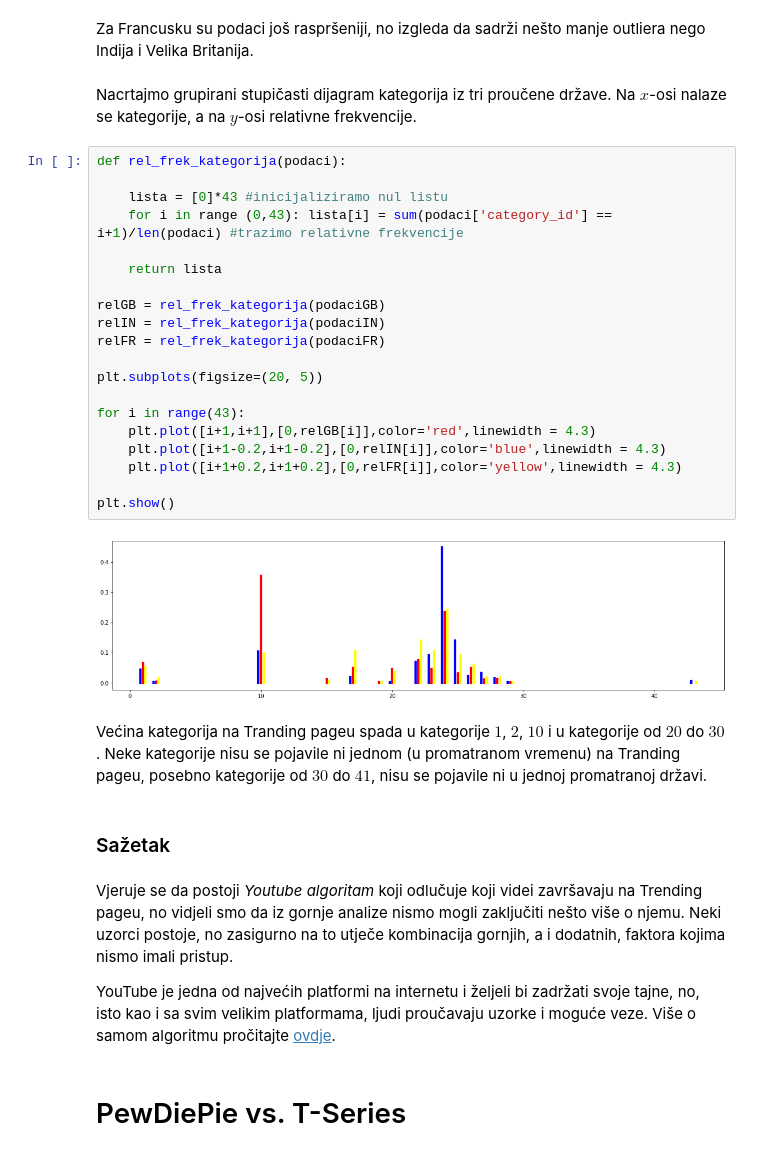
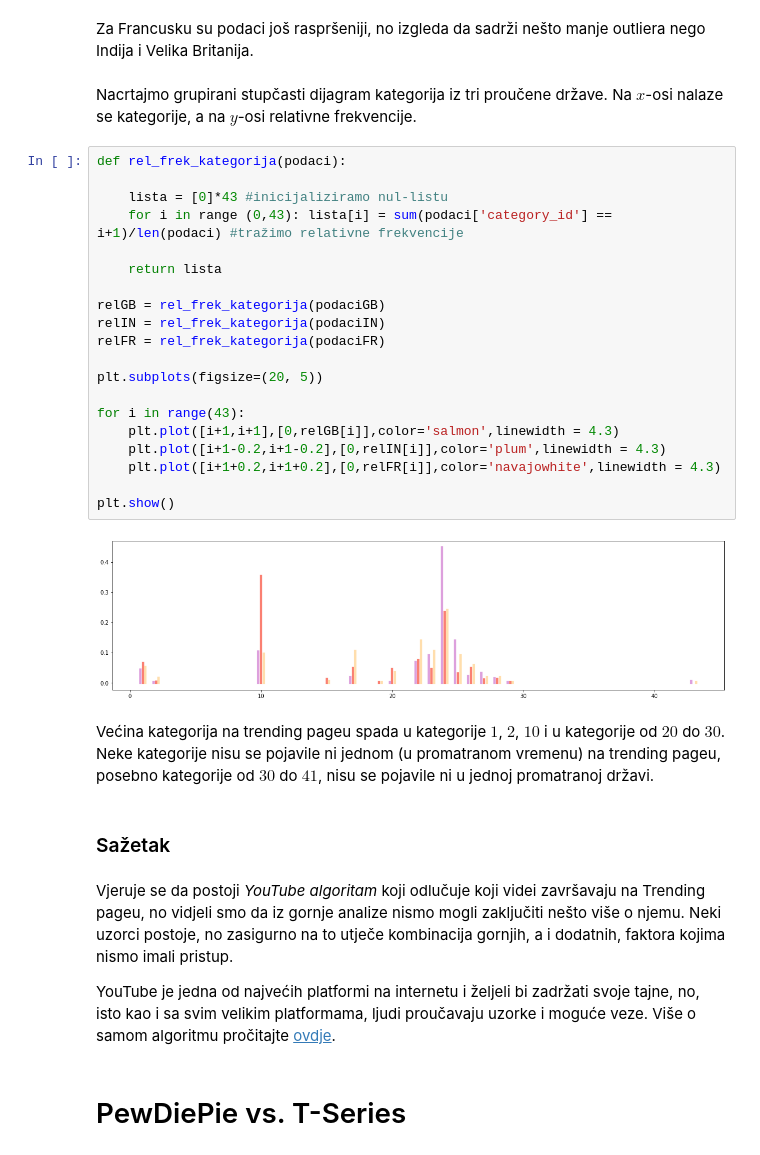
Before and after one commit to evabelc/Esej-1---MS, a Jupyter notebook: Prvi Esej.ipynb, the cells around one changed output. Drawn from its saved outputs; the diff is of its cells as text.

```diff
--- a/Prvi Esej.ipynb
+++ b/Prvi Esej.ipynb
@@ -223,35 +223,35 @@ plt.show()
 # %% [markdown]
 Za Francusku su podaci još raspršeniji, no izgleda da sadrži nešto manje outliera nego Indija i Velika Britanija.
 # %% [markdown]
-Nacrtajmo grupirani stupičasti dijagram kategorija iz tri proučene države. Na $x$-osi nalaze se kategorije, a na $y$-osi relativne frekvencije.
+Nacrtajmo grupirani stupčasti dijagram kategorija iz tri proučene države. Na $x$-osi nalaze se kategorije, a na $y$-osi relativne frekvencije.
 # %%
 def rel_frek_kategorija(podaci):
 
-    lista = [0]*43 #inicijaliziramo nul listu
-    for i in range (0,43): lista[i] = sum(podaci['category_id'] == i+1)/len(podaci) #trazimo relativne frekvencije
+    lista = [0]*43 #inicijaliziramo nul-listu
+    for i in range (0,43): lista[i] = sum(podaci['category_id'] == i+1)/len(podaci) #tražimo relativne frekvencije
 
     return lista
 
 relGB = rel_frek_kategorija(podaciGB)
 relIN = rel_frek_kategorija(podaciIN)
 relFR = rel_frek_kategorija(podaciFR)
 
 plt.subplots(figsize=(20, 5))
 
 for i in range(43):
-    plt.plot([i+1,i+1],[0,relGB[i]],color='red',linewidth = 4.3)
-    plt.plot([i+1-0.2,i+1-0.2],[0,relIN[i]],color='blue',linewidth = 4.3)
-    plt.plot([i+1+0.2,i+1+0.2],[0,relFR[i]],color='yellow',linewidth = 4.3)
+    plt.plot([i+1,i+1],[0,relGB[i]],color='salmon',linewidth = 4.3)
+    plt.plot([i+1-0.2,i+1-0.2],[0,relIN[i]],color='plum',linewidth = 4.3)
+    plt.plot([i+1+0.2,i+1+0.2],[0,relFR[i]],color='navajowhite',linewidth = 4.3)
 
 plt.show()
 # %% [output]
-[figure, old version]
+[figure, new version]
 # %% [markdown]
-Većina kategorija na Tranding pageu spada u kategorije $1$, $2$, $10$ i u kategorije od $20$ do $30$. Neke kategorije nisu se pojavile ni jednom (u promatranom vremenu) na Tranding pageu, posebno kategorije od $30$ do $41$, nisu se pojavile ni u jednoj promatranoj državi.
+Većina kategorija na trending pageu spada u kategorije $1$, $2$, $10$ i u kategorije od $20$ do $30$. Neke kategorije nisu se pojavile ni jednom (u promatranom vremenu) na trending pageu, posebno kategorije od $30$ do $41$, nisu se pojavile ni u jednoj promatranoj državi.
 # %% [markdown]
 ### Sažetak
 # %% [markdown]
-Vjeruje se da postoji _Youtube algoritam_ koji odlučuje koji videi završavaju na Trending pageu, no vidjeli smo da iz gornje analize nismo mogli zaključiti nešto više o njemu. Neki uzorci postoje, no zasigurno na to utječe kombinacija gornjih, a i dodatnih, faktora kojima nismo imali pristup.
+Vjeruje se da postoji _YouTube algoritam_ koji odlučuje koji videi završavaju na Trending pageu, no vidjeli smo da iz gornje analize nismo mogli zaključiti nešto više o njemu. Neki uzorci postoje, no zasigurno na to utječe kombinacija gornjih, a i dodatnih, faktora kojima nismo imali pristup.
 
 YouTube je jedna od najvećih platformi na internetu i željeli bi zadržati svoje tajne, no, isto kao i sa svim velikim platformama, ljudi proučavaju uzorke i moguće veze. Više o samom algoritmu pročitajte [ovdje](https://www.shopify.com/blog/youtube-algorithm).
 # %% [markdown]
```
Also changed, not shown: parts of 50 cells of this notebook.
